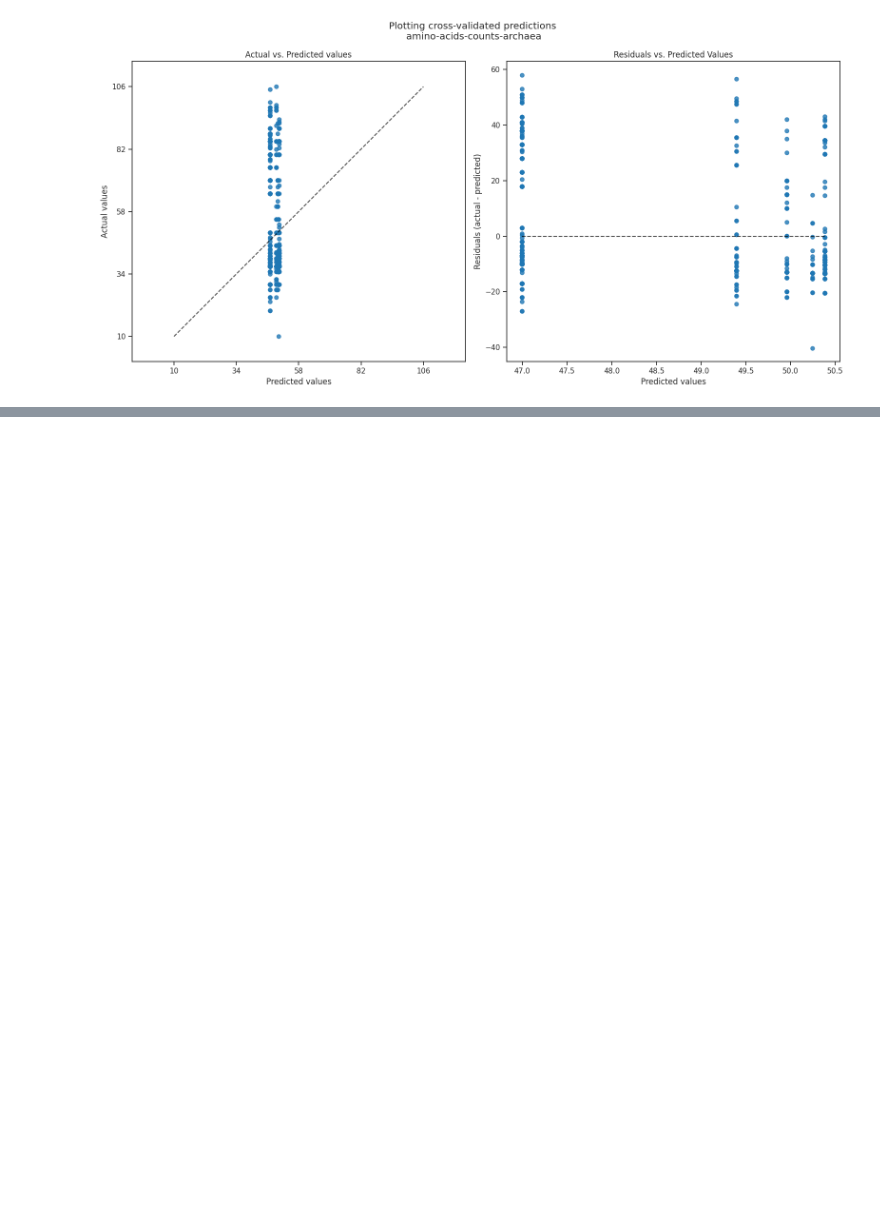
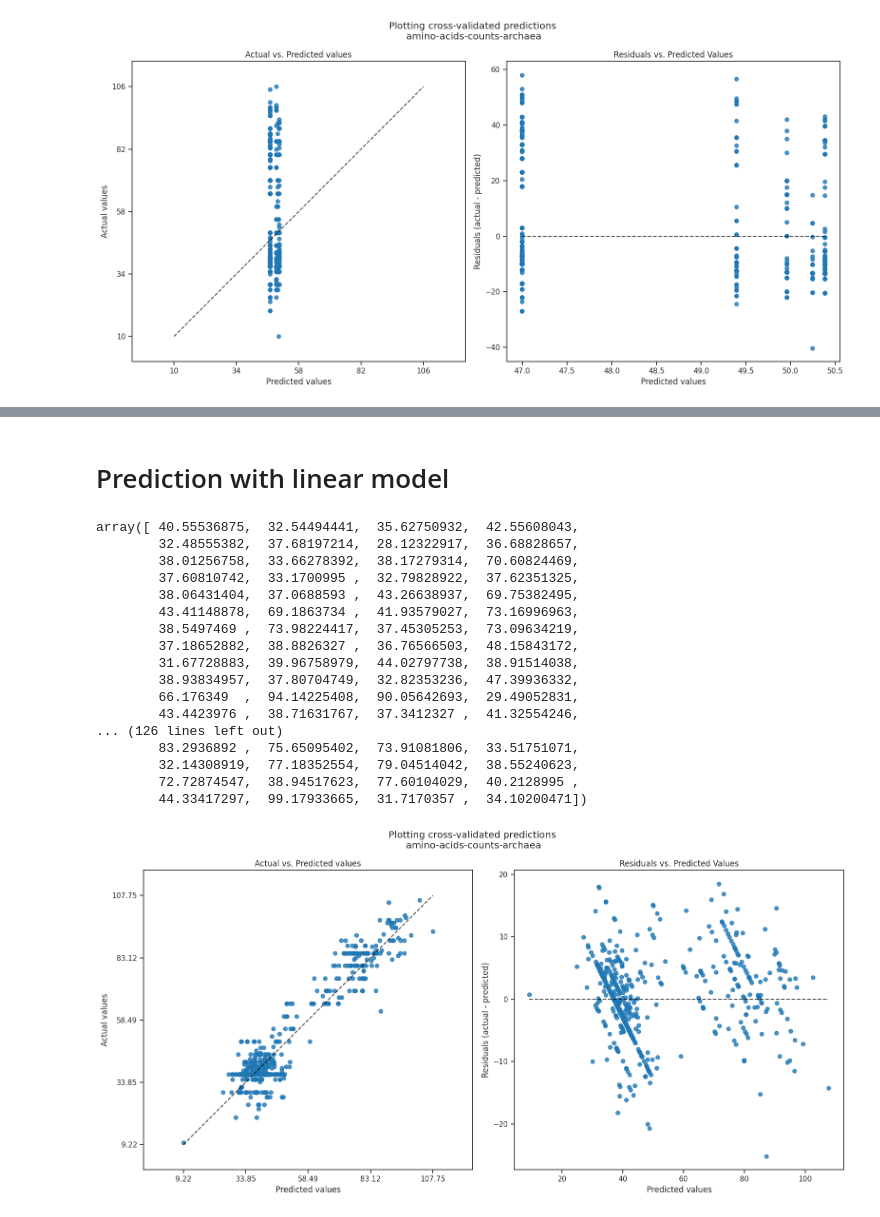
Before and after one commit to ArchaeaHunter/ogt-prophesy, a Jupyter notebook: src/notebook_archaea_ogt_prediction.ipynb, the cells around one changed output, grey strips where cells are left out. Saved outputs shown, nothing was run; the diff lists cells and outputs as text; code cells hidden in the pictures; blank space fills up the shorter version.

Commit message:
Linear model part

```diff
--- a/src/notebook_archaea_ogt_prediction.ipynb
+++ b/src/notebook_archaea_ogt_prediction.ipynb
@@ -51,6 +51,6 @@ pogt.run_visualisation_data()
 # %% [markdown]
 # Prediction with baseline
 # %%
-target = pogt.predict_target()
+pred_target = pogt.predict_target()
 # %% [output]
 [figure]
@@ -62,2 +82,28 @@ Mean score time : 0.0003787040710449219
 Mean of error prediction for all CV splits : 16.016756413084742 °C
 Mean of r2 for all CV splits : -0.3803877861037861
+# %% [markdown]
+# Prediction with linear model
+# %%
+model = models["linear_model"]
+pogt_lm = PredictorOGT(data,target,model,cv,None,exp_name,group)
+pred_target = pogt_lm.predict_target()
+pred_target
+# %% [output]
+array([ 40.55536875,  32.54494441,  35.62750932,  42.55608043,
+        32.48555382,  37.68197214,  28.12322917,  36.68828657,
+        38.01256758,  33.66278392,  38.17279314,  70.60824469,
+        37.60810742,  33.1700995 ,  32.79828922,  37.62351325,
+        38.06431404,  37.0688593 ,  43.26638937,  69.75382495,
+        43.41148878,  69.1863734 ,  41.93579027,  73.16996963,
+        38.5497469 ,  73.98224417,  37.45305253,  73.09634219,
+        37.18652882,  38.8826327 ,  36.76566503,  48.15843172,
+        31.67728883,  39.96758979,  44.02797738,  38.91514038,
+        38.93834957,  37.80704749,  32.82353236,  47.39936332,
+        66.176349  ,  94.14225408,  90.05642693,  29.49052831,
+        43.4423976 ,  38.71631767,  37.3412327 ,  41.32554246,
+... (126 lines left out)
+        83.2936892 ,  75.65095402,  73.91081806,  33.51751071,
+        32.14308919,  77.18352554,  79.04514042,  38.55240623,
+        72.72874547,  38.94517623,  77.60104029,  40.2128995 ,
+        44.33417297,  99.17933665,  31.7170357 ,  34.10200471])
+[figure, added]
```
Also changed, not shown: parts of 6 cells of this notebook, 1 other file.
